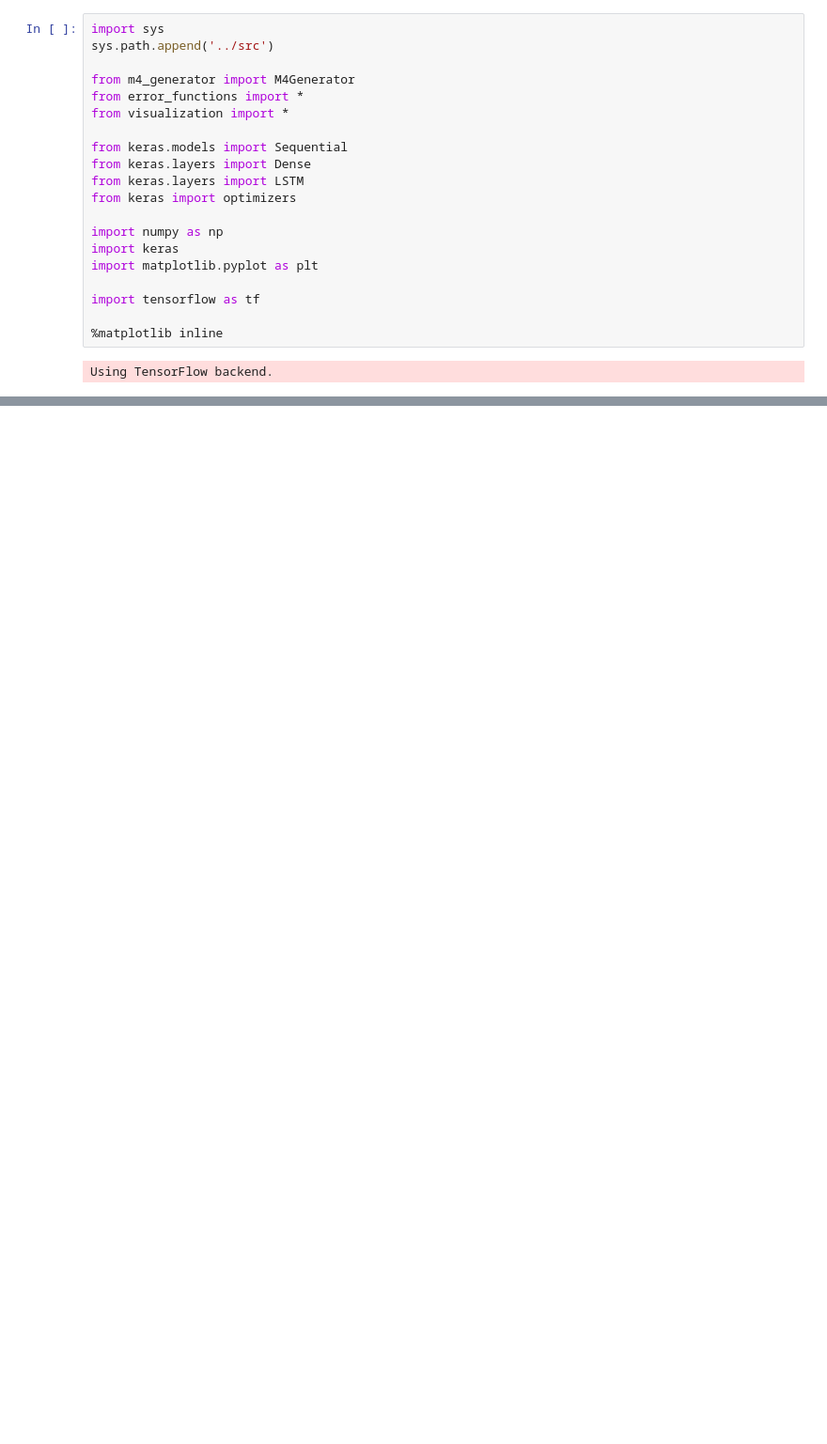
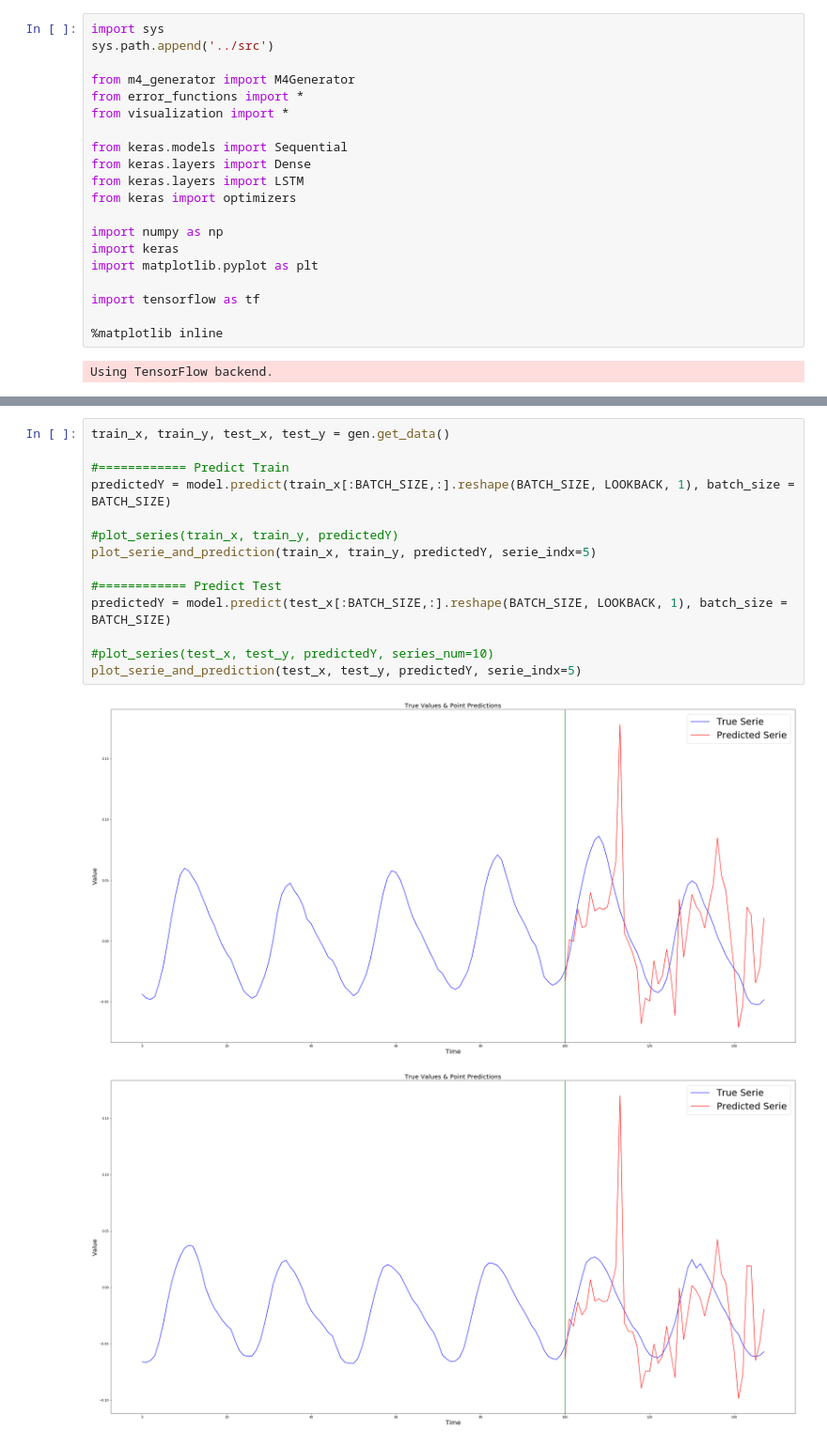
Before and after one commit to yamen23ali/m4-lstm, a Jupyter notebook: notebooks/Point_predection_mae.ipynb, the cells around one changed output, grey strips where cells are left out. Shown at 94% size. Cells and saved outputs as stored; diff of their text form; blank space fills up the shorter version.

```diff
--- a/notebooks/Point_predection_mae.ipynb
+++ b/notebooks/Point_predection_mae.ipynb
@@ -66,0 +85,17 @@ plot_serie_and_prediction(test_x, test_y, predictedY, serie_indx=5)
+# %%
+train_x, train_y, test_x, test_y = gen.get_data()
+
+#============ Predict Train
+predictedY = model.predict(train_x[:BATCH_SIZE,:].reshape(BATCH_SIZE, LOOKBACK, 1), batch_size = BATCH_SIZE)
+
+#plot_series(train_x, train_y, predictedY)
+plot_serie_and_prediction(train_x, train_y, predictedY, serie_indx=5)
+
+#============ Predict Test
+predictedY = model.predict(test_x[:BATCH_SIZE,:].reshape(BATCH_SIZE, LOOKBACK, 1), batch_size = BATCH_SIZE)
+
+#plot_series(test_x, test_y, predictedY, series_num=10)
+plot_serie_and_prediction(test_x, test_y, predictedY, serie_indx=5)
+# %% [output]
+[figure, added]
+[figure, added]
```
Also changed, not shown: parts of 2 cells of this notebook, 1 other file.
